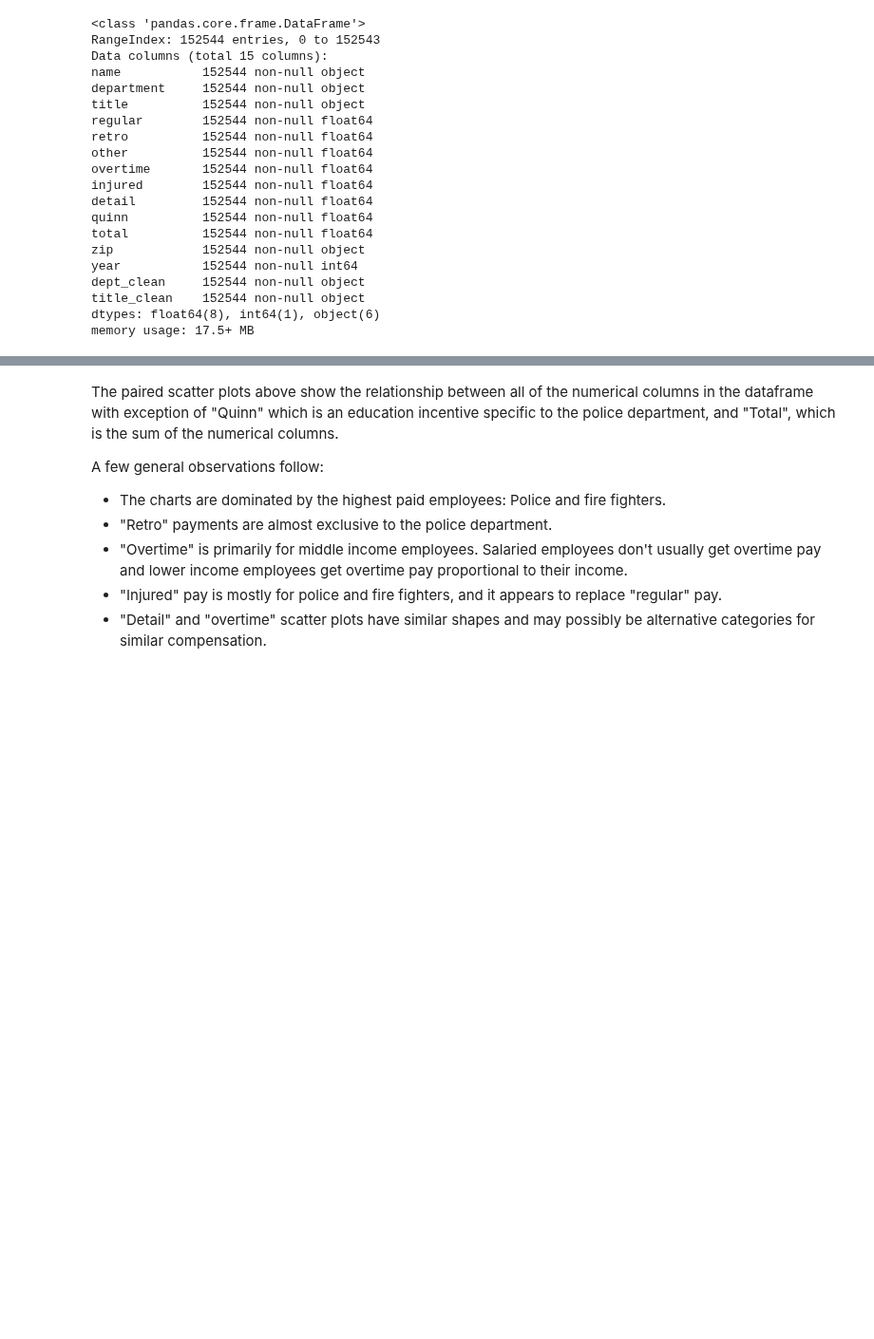
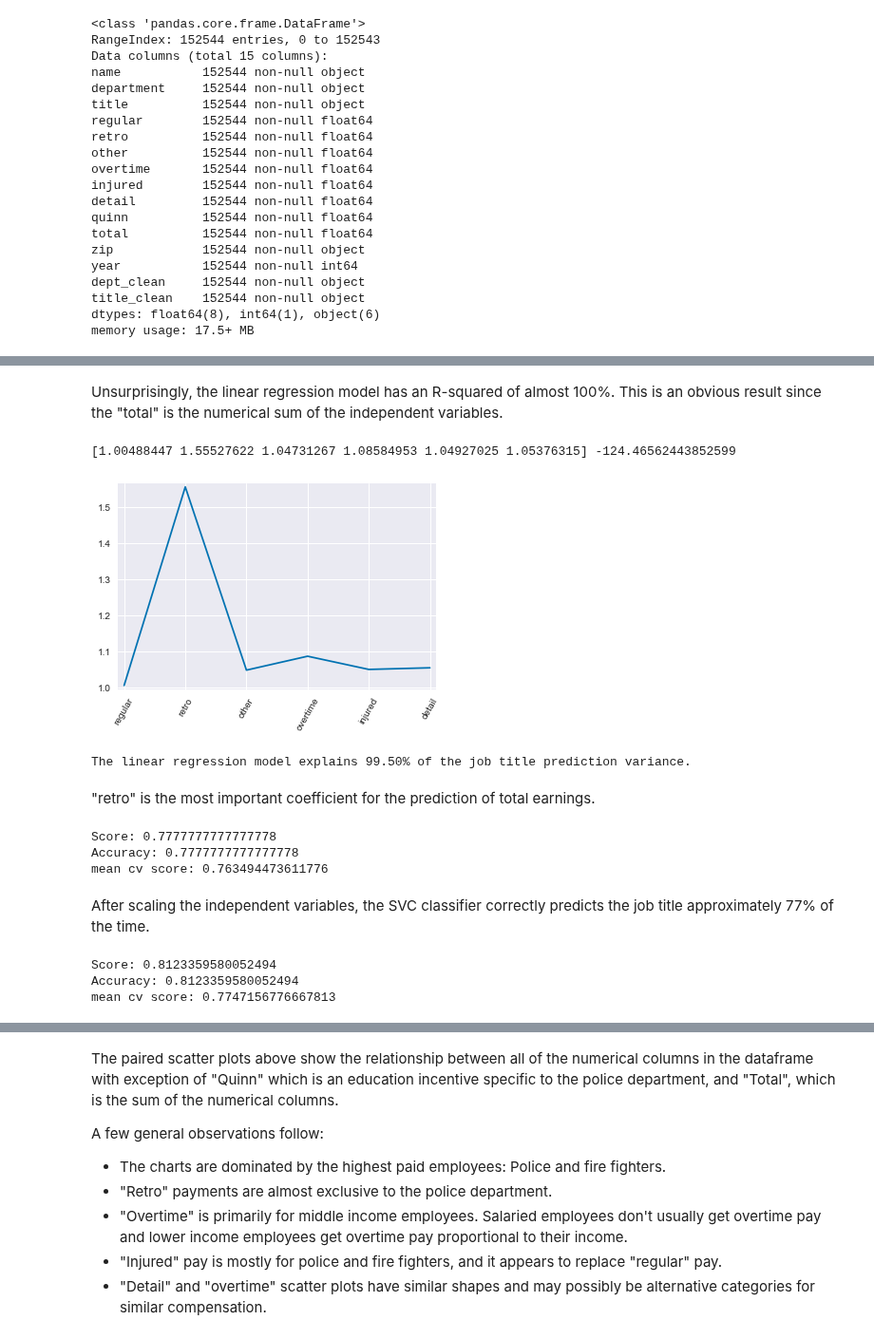
Before and after one commit to Turanga1/Springboard_DataScience, a Jupyter notebook: Capstone 1 - Boston Earnings Report/boston_earnings_analysis.ipynb, the cells around one changed output, grey strips where cells are left out. Shown at 95% size. Drawn from its saved outputs; the diff is of its cells as text; code cells hidden in the pictures; blank space fills up the shorter version.

```diff
--- a/Capstone 1 - Boston Earnings Report/boston_earnings_analysis.ipynb
+++ b/Capstone 1 - Boston Earnings Report/boston_earnings_analysis.ipynb
@@ -84,0 +125,12 @@ memory usage: 17.5+ MB
+# %%
+# Linear Regression
+lm = LinearRegression()
+
+# Fit the regressor to the data
+lm.fit(X_lm_train, y_lm_train)
+
+print(pd.DataFrame(data={'features': X_lm.columns , 'estimatedCoefficients': list(lm.coef_)})\
+      [['features', 'estimatedCoefficients']])
+
+r_sq = lm.score(X_lm_test, y_lm_test)
+print('The linear regression model explains {:.2f}% of the job title prediction variance.'.format(r_sq*100))
@@ -84,0 +146,27 @@ memory usage: 17.5+ MB
+# %% [markdown]
+Unsurprisingly, the linear regression model has an R-squared of almost 100%. This is an obvious result since the "total" is the numerical sum of the independent variables.
+# %%
+# Instantiate a lasso regressor: lasso
+lasso = Lasso(alpha=0.4, normalize=True)
+
+# Fit the regressor to the data
+lasso.fit(X_lm_train, y_lm_train)
+
+# Compute and print the coefficients
+lasso_coef = lasso.coef_
+print(lasso_coef, lasso.intercept_)
+
+# Plot the coefficients
+plt.plot(range(len(X_lm.columns)), lasso_coef)
+plt.xticks(range(len(X_lm.columns)), X_lm.columns.values, rotation=60)
+plt.margins(0.02)
+plt.show()
+
+r_sq = lasso.score(X_lm_test, y_lm_test)
+print('The linear regression model explains {:.2f}% of the job title prediction variance.'.format(r_sq*100))
+# %% [output]
+[1.00488447 1.55527622 1.04731267 1.08584953 1.04927025 1.05376315] -124.46562443852599
+[figure, added]
+The linear regression model explains 99.50% of the job title prediction variance.
+# %% [markdown]
+"retro" is the most important coefficient for the prediction of total earnings.
@@ -84,0 +184,41 @@ memory usage: 17.5+ MB
+# %%
+# support vector classifier
+
+steps = [('scaler', StandardScaler()), ('clf', svm.SVC())]
+pipeline = Pipeline(steps)
+pipeline.fit(X_train, y_train)
+pipeline.score(X_test, y_test)
+
+# metrics:
+print('Score:', pipeline.score(X_test, y_test))
+
+pred = pipeline.predict(X_test)
+a2 = metrics.accuracy_score(pred, y_test)
+print('Accuracy:', a2)
+
+cv_scores = cross_val_score(pipeline, X, y, cv=10)
+print('mean cv score:', np.mean(cv_scores), '\n')
+# %% [output]
+Score: 0.7777777777777778
+Accuracy: 0.7777777777777778
+mean cv score: 0.763494473611776
+# %% [markdown]
+After scaling the independent variables, the SVC classifier correctly predicts the job title approximately 77% of the time.
+# %%
+# Knn
+clf = KNeighborsClassifier(n_neighbors=7)
+clf.fit(X_train, y_train)
+
+# metrics:
+print('Score:', clf.score(X_test, y_test))
+
+pred = clf.predict(X_test)
+a2 = metrics.accuracy_score(pred, y_test)
+print('Accuracy:', a2)
+
+cv_scores = cross_val_score(clf, X, y, cv=10)
+print('mean cv score:', np.mean(cv_scores), '\n')
+# %% [output]
+Score: 0.8123359580052494
+Accuracy: 0.8123359580052494
+mean cv score: 0.7747156776667813
```
Also changed, not shown: parts of 61 cells of this notebook.
